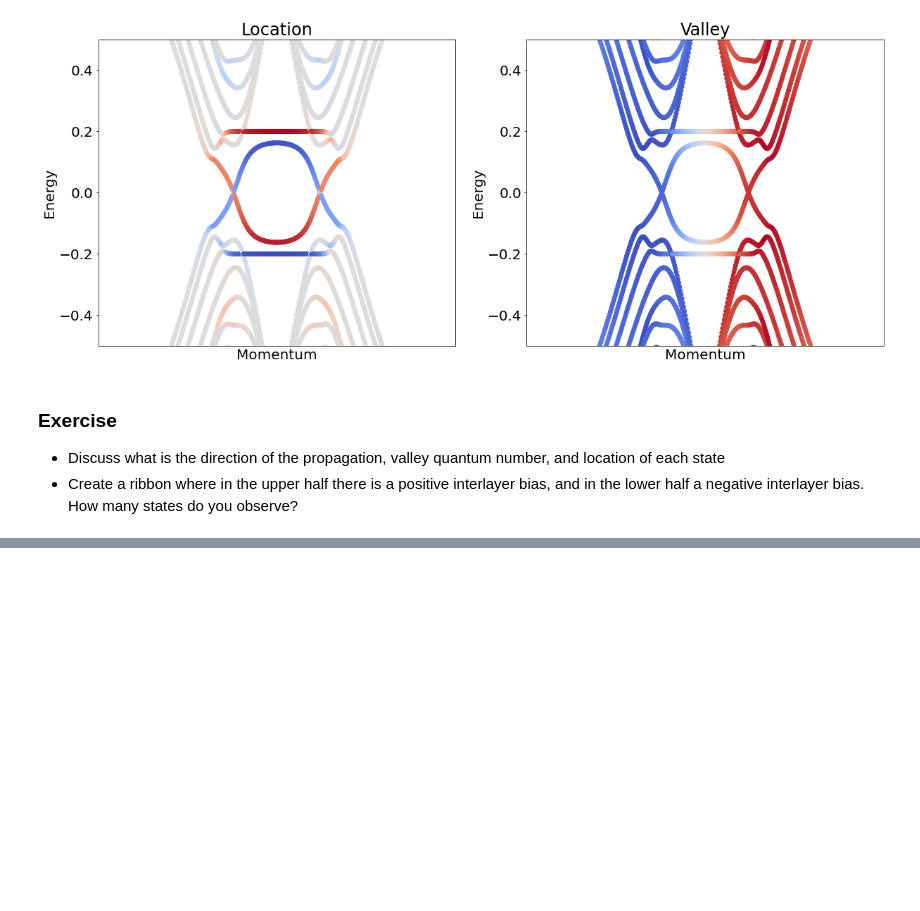
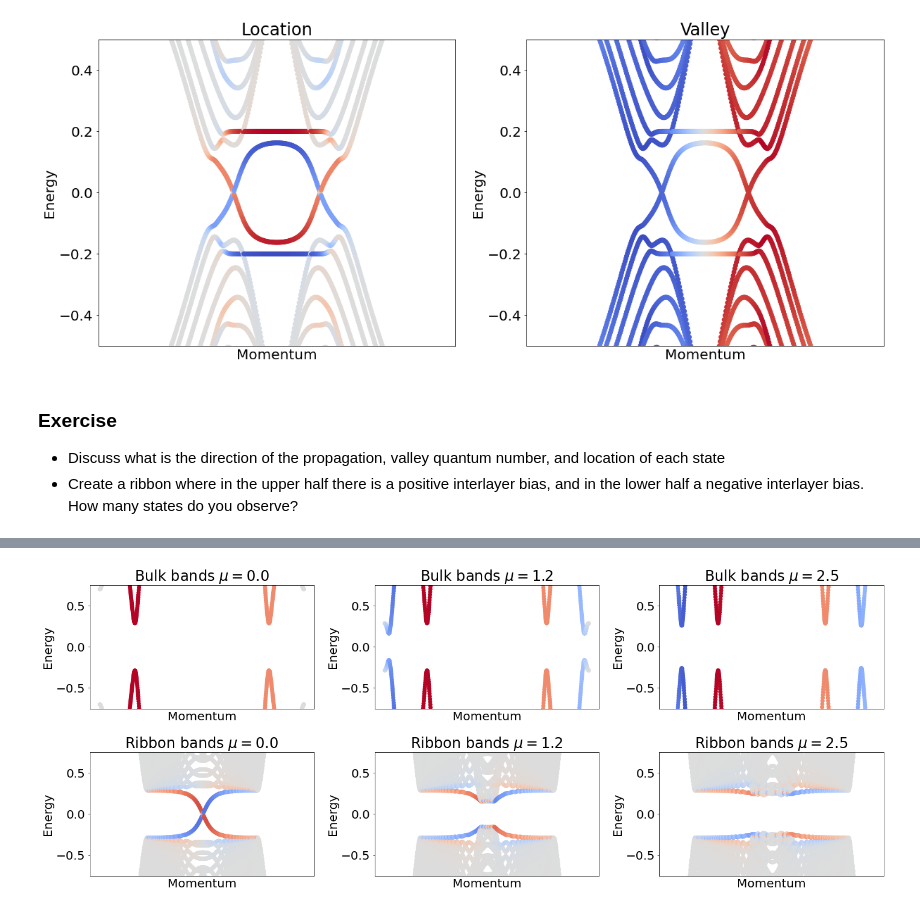
Before and after one commit to joselado/jyvaskyla_summer_school_2022, a Jupyter notebook: sessions/session5.ipynb, the cells around one changed output, grey strips where cells are left out. Drawn from its saved outputs; the diff is of its cells as text; code cells hidden in the pictures; blank space fills up the shorter version.

```diff
--- a/sessions/session5.ipynb
+++ b/sessions/session5.ipynb
@@ -333,0 +404,24 @@ plt.scatter(k,e,c=c) ; plt.xlabel("Momentum") ; plt.ylabel("Energy") ; plt.xtick
+# %%
+from pyqula import ribbon,geometry
+g = geometry.triangular_lattice() # get the geometry
+ip = 1 # counter for plots
+mus = np.linspace(0.,2.5,3)
+delta = 0.5
+for mu in mus: # loop over chemical potentials
+    h = g.get_hamiltonian() # get the Hamiltonian
+    h.add_rashba(1.0) # Rashba spin-orbit coupling
+    h.add_onsite(-6.0+mu) # shift chemical potential
+    h.add_zeeman([0.,0.,1.0]) # Zeeman field
+    h.add_swave(.3) # add superconductivity
+    plt.subplot(2,len(mus),ip) ; plt.title("Bulk bands $\mu = $"+str(np.round(mu,1)))
+    (k,e,c) = h.get_bands(kpath=["G","K","M","G"],operator="sx",nk=800)
+    plt.scatter(k,e,c=c) ; plt.xlabel("Momentum") ; plt.ylabel("Energy")
+    plt.xticks([]) ; plt.ylim([-1.5*delta,1.5*delta])
+    plt.subplot(2,len(mus),ip+len(mus)) ; plt.title("Ribbon bands $\mu = $"+str(np.round(mu,1)))
+    hr = ribbon.bulk2ribbon(h,n=50) # create a ribbon from a bulk Hamiltonian
+    (k,e,c) = hr.get_bands(operator="yposition",kpath=["X","G","X"]) # plot the bands highlighting the position
+    plt.scatter(k,e,c=c) ; plt.xlabel("Momentum") ; plt.ylabel("Energy") ; plt.xticks([])
+    plt.ylim([-1.5*delta,1.5*delta]) ; ip += 1
+    plt.tight_layout()
+# %% [output]
+[figure, added]
```
Also changed, not shown: parts of 11 cells of this notebook, 3 other files.
